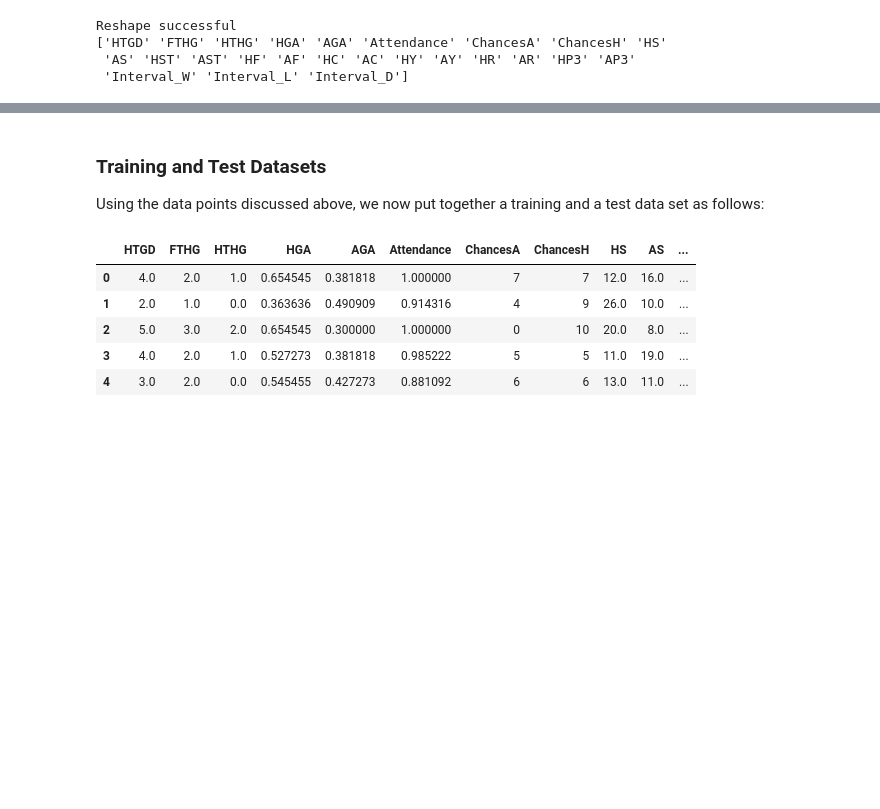
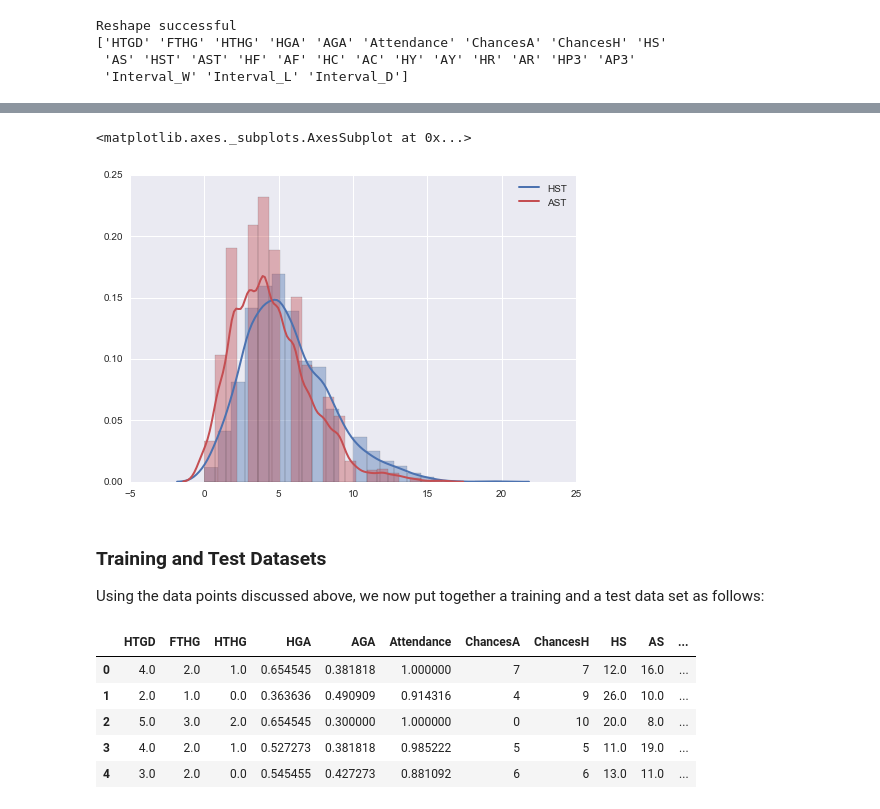
Before and after one commit to mgbukov/bundesliga, a Jupyter notebook: BL.ipynb, the cells around one changed output, grey strips where cells are left out. Cells and saved outputs as stored; diff of their text form; code cells hidden in the pictures; blank space fills up the shorter version.

```diff
--- a/BL.ipynb
+++ b/BL.ipynb
@@ -89,3 +98,9 @@ To acquire a better understanding of the data used to train the deep neural net,
+# %%
+sns.distplot(feats.loc[:, 'HST'],bins=22,axlabel=False,kde_kws={'label':'HST',"linewidth": 2,"color": "b"},hist_kws={"color": "b"})
+sns.distplot(feats.loc[:, 'AST'],bins=22,axlabel=False,kde_kws={'label':'AST',"linewidth": 2,"color": "r"},hist_kws={"color": "r"})
+# %% [output]
+<matplotlib.axes._subplots.AxesSubplot at 0x...>
+[figure, added]
 # %% [markdown]
 ### Training and Test Datasets
 
```
Also changed, not shown: parts of 18 cells of this notebook.
